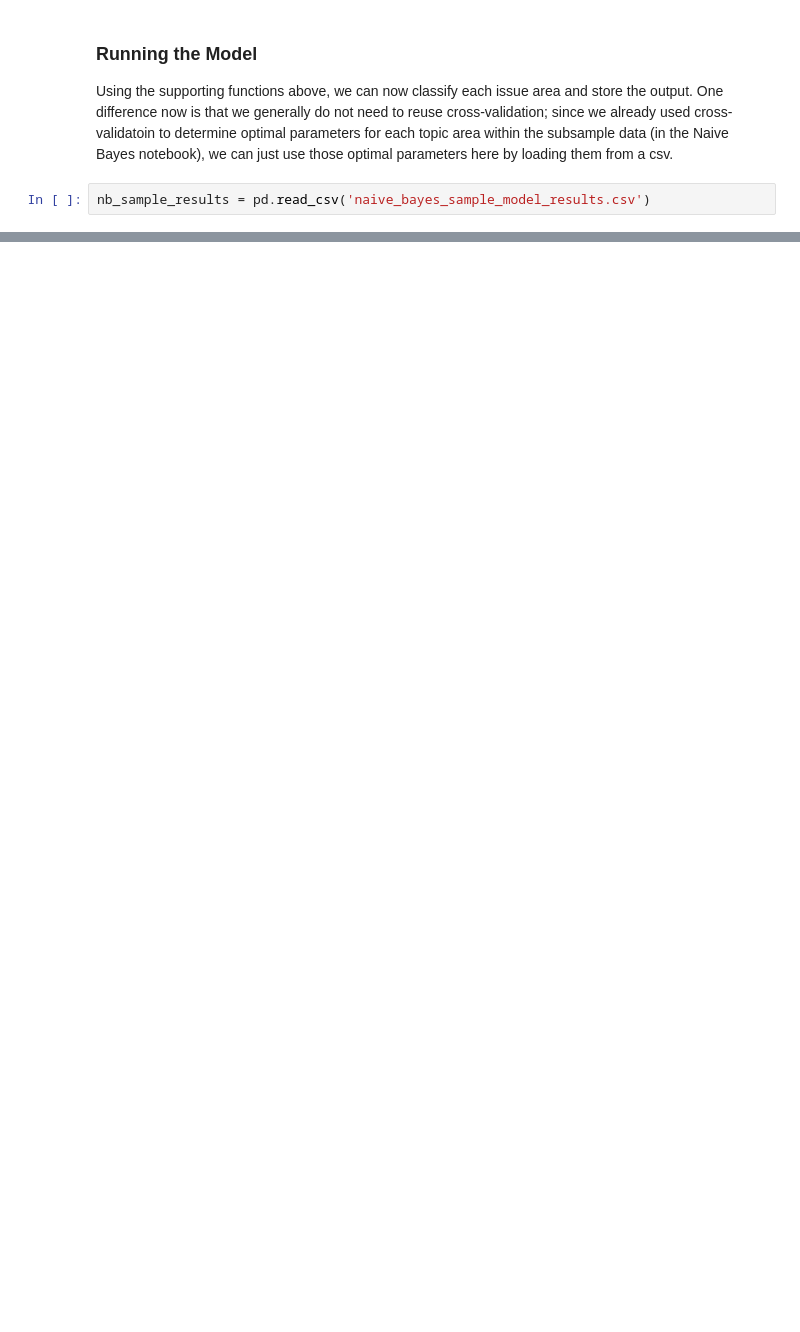
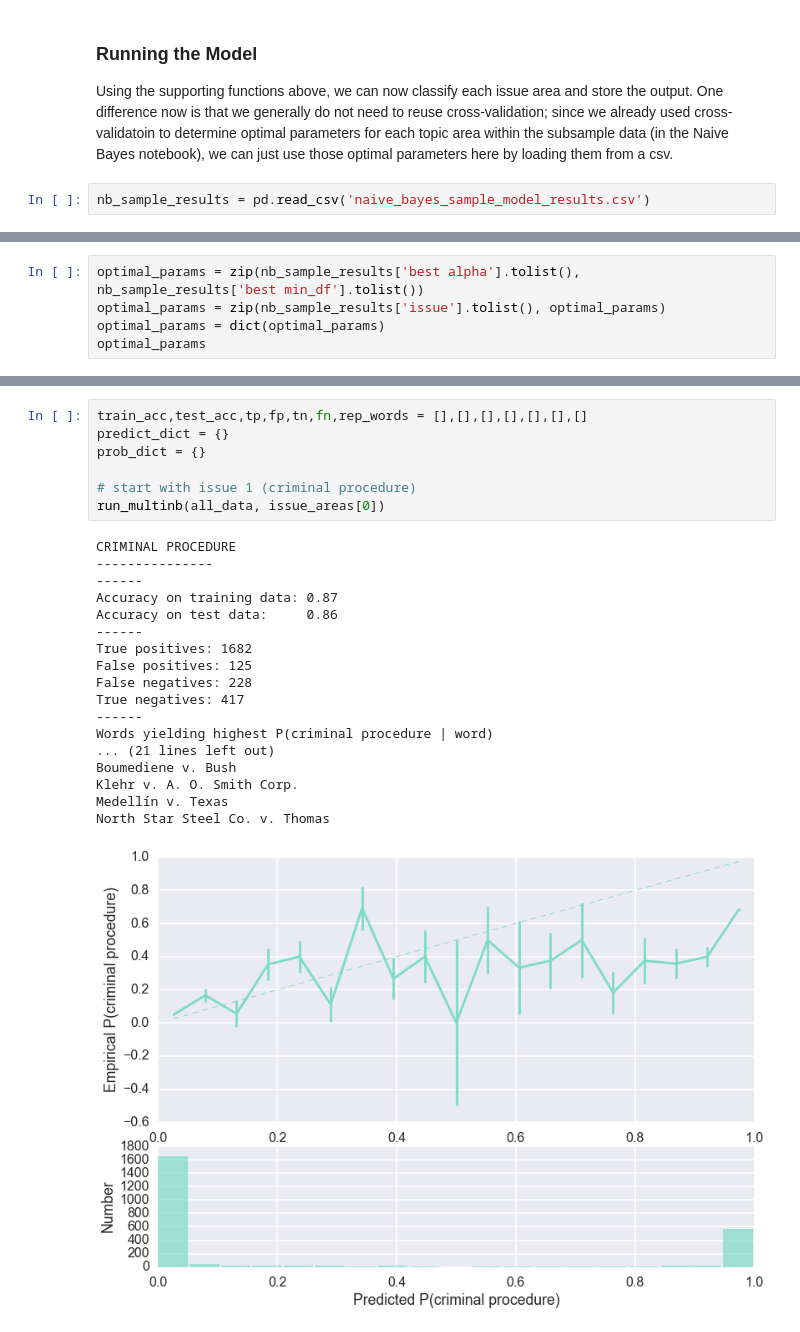
Before and after one commit to yunhanxu/cs109-project, a Jupyter notebook: comparisons_and_conclusion.ipynb, the cells around one changed output, grey strips where cells are left out. Saved outputs shown, nothing was run; the diff lists cells and outputs as text; blank space fills up the shorter version.

```diff
--- a/comparisons_and_conclusion.ipynb
+++ b/comparisons_and_conclusion.ipynb
@@ -518,0 +588,5 @@ nb_sample_results = pd.read_csv('naive_bayes_sample_model_results.csv')
+# %%
+optimal_params = zip(nb_sample_results['best alpha'].tolist(), nb_sample_results['best min_df'].tolist())
+optimal_params = zip(nb_sample_results['issue'].tolist(), optimal_params)
+optimal_params = dict(optimal_params)
+optimal_params
@@ -518,0 +686,26 @@ nb_sample_results = pd.read_csv('naive_bayes_sample_model_results.csv')
+# %%
+train_acc,test_acc,tp,fp,tn,fn,rep_words = [],[],[],[],[],[],[]
+predict_dict = {}
+prob_dict = {}
+
+# start with issue 1 (criminal procedure)
+run_multinb(all_data, issue_areas[0])
+# %% [output]
+CRIMINAL PROCEDURE
+---------------
+------
+Accuracy on training data: 0.87
+Accuracy on test data:     0.86
+------
+True positives: 1682
+False positives: 125
+False negatives: 228
+True negatives: 417
+------
+Words yielding highest P(criminal procedure | word)
+... (21 lines left out)
+Boumediene v. Bush
+Klehr v. A. O. Smith Corp.
+Medellín v. Texas
+North Star Steel Co. v. Thomas
+[figure, added]
```
Also changed, not shown: parts of 35 cells of this notebook.
